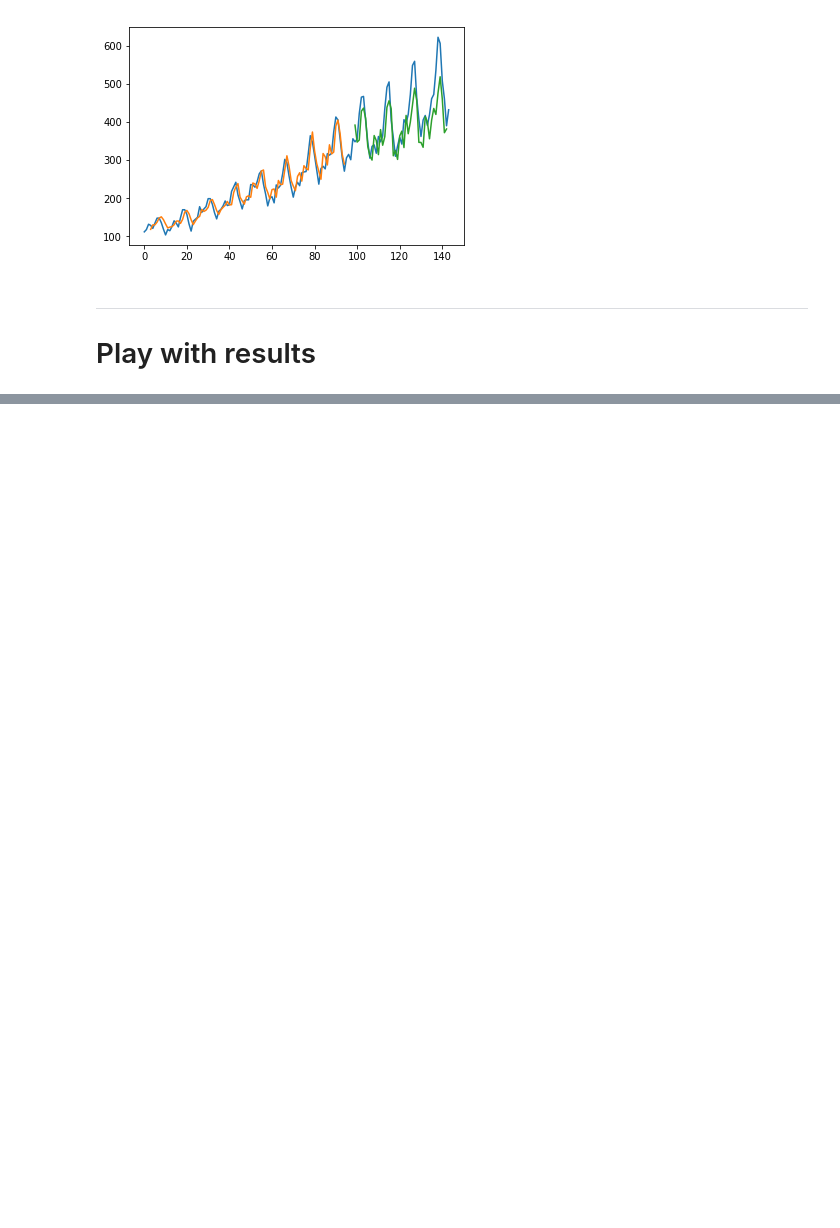
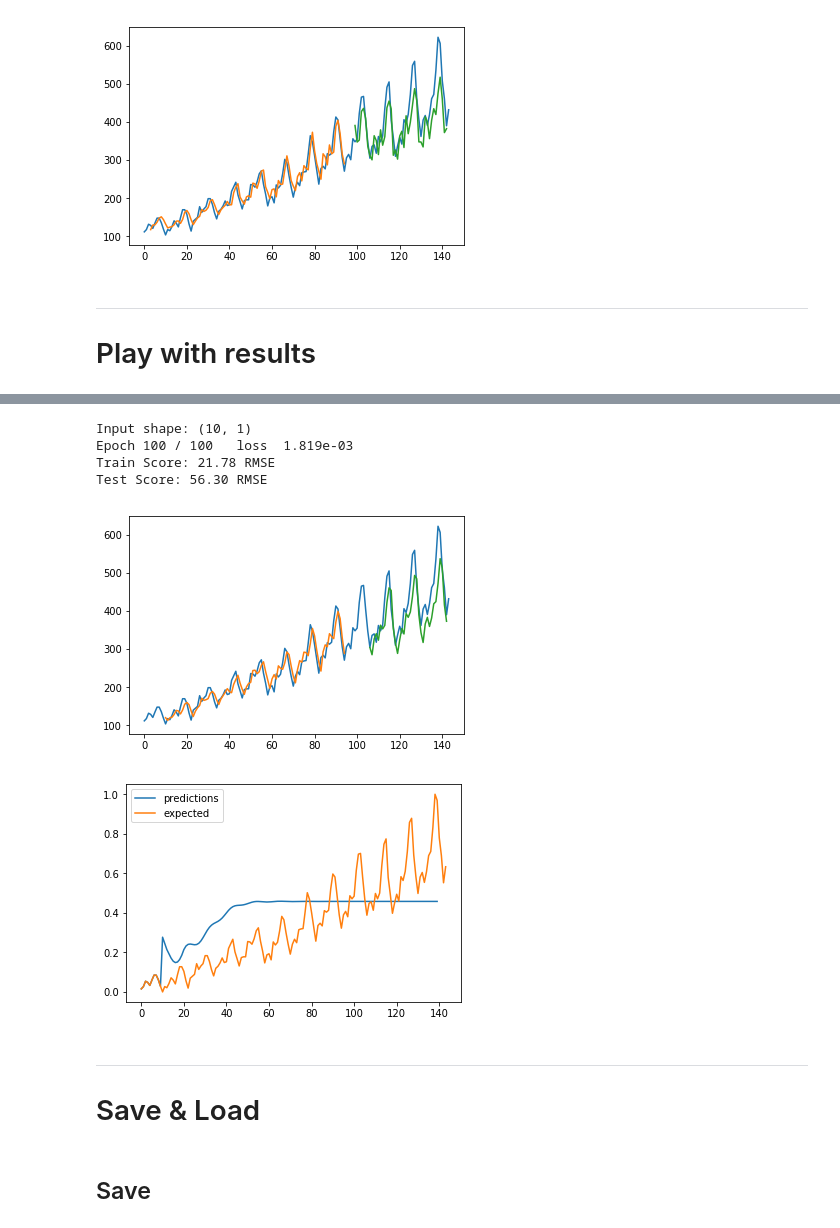
Before and after one commit to OctaveLauby/PyRnnArchitect, a Jupyter notebook: LSTM_Keras.ipynb, the cells around one changed output, grey strips where cells are left out. Cells and saved outputs as stored; diff of their text form; code cells hidden in the pictures; blank space fills up the shorter version.

Commit message:
Update Notebook, and add load save research

```diff
--- a/LSTM_Keras.ipynb
+++ b/LSTM_Keras.ipynb
@@ -325,0 +363,16 @@ Test Score: 54.78 RMSE
+# %%
+res = run(dataframe, look_back=10, input_type='sequential', stateful=True, verbose=1)
+forecast(res)
+# %% [output]
+Input shape: (10, 1)
+Epoch 100 / 100   loss  1.819e-03
+Train Score: 21.78 RMSE
+Test Score: 56.30 RMSE
+[figure, added]
+[figure, added]
+# %% [markdown]
+---
+
+# Save & Load
+# %% [markdown]
+## Save
```
Also changed, not shown: parts of 21 cells of this notebook.
